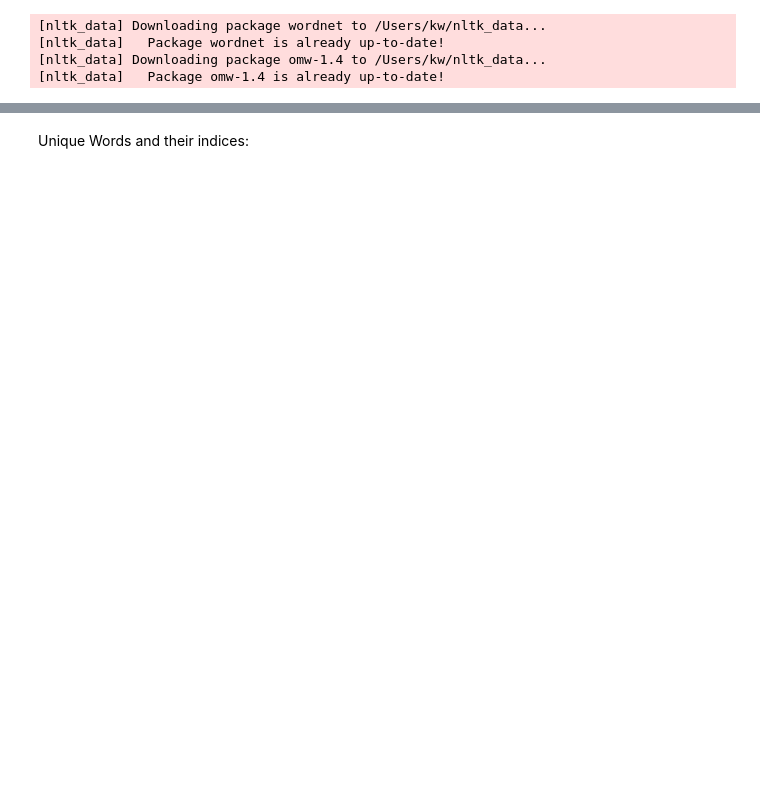
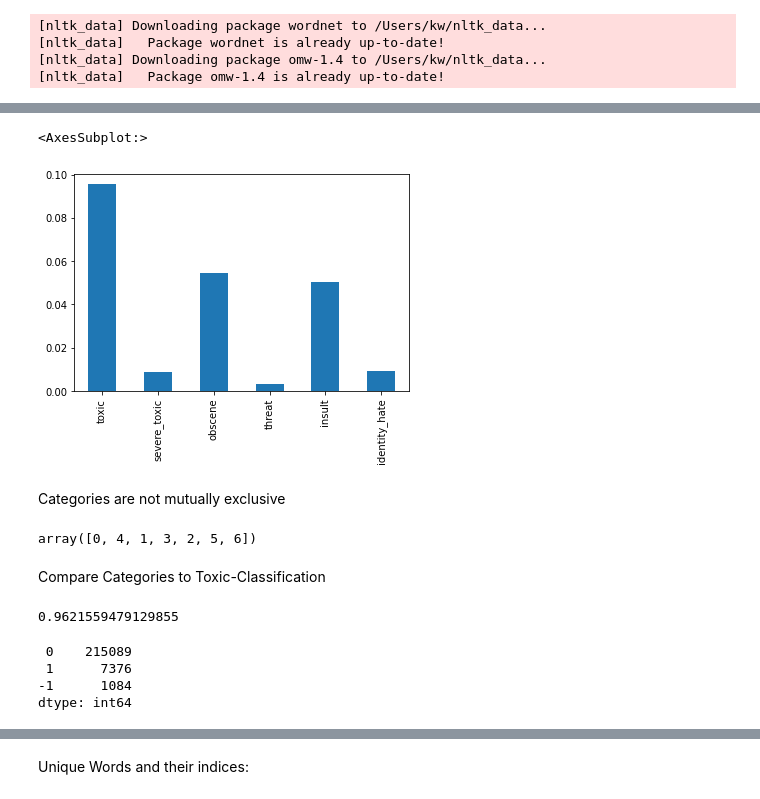
Before and after one commit to Sofisalda1/detoxifying-my-social-media, a Jupyter notebook: notebooks/EDA1_Kat.ipynb, the cells around one changed output, grey strips where cells are left out. Drawn from its saved outputs; the diff is of its cells as text; code cells hidden in the pictures; blank space fills up the shorter version.

```diff
--- a/notebooks/EDA1_Kat.ipynb
+++ b/notebooks/EDA1_Kat.ipynb
@@ -24,8 +24,10 @@ import nltk
 nltk.download('wordnet')
 nltk.download('omw-1.4')
 # data
-df=pd.read_csv("../data/train.csv")
-df_test=pd.read_csv("../data/test.csv")
+df_wikipedia=pd.read_csv("../data/train_wikipedia.csv")
+df_civil=pd.read_csv("../data/train_civil.csv")
+
+#df_test=pd.read_csv("../data/test.csv")
 # %% [output]
 [nltk_data] Downloading package wordnet to /Users/kw/nltk_data...
 [nltk_data]   Package wordnet is already up-to-date!
@@ -69,0 +94,26 @@ dtype: int64
+# %%
+df_wikipedia.iloc[:,2:].mean().plot(kind='bar')
+# %% [output]
+<AxesSubplot:>
+[figure, added]
+# %% [markdown]
+Categories are not mutually exclusive
+# %%
+df_wikipedia.iloc[:,2:].sum(axis=1).unique()
+# %% [output]
+array([0, 4, 1, 3, 2, 5, 6])
+# %% [markdown]
+Compare Categories to Toxic-Classification
+# %%
+df_wikipedia['toxic_compare'] = df_wikipedia.iloc[:,3:8].sum(axis = 1)#.to_frame().tolist()
+df_wikipedia.loc[df_wikipedia['toxic_compare'] > 0,'toxic_compare'] = 1
+np.mean(df_wikipedia.toxic == df_wikipedia.toxic_compare)
+# %% [output]
+0.9621559479129855
+# %%
+(df_wikipedia.toxic - df_wikipedia.toxic_compare).value_counts()
+# %% [output]
+ 0    215089
+ 1      7376
+-1      1084
+dtype: int64
```
Also changed, not shown: parts of 35 cells of this notebook, 5 other files.
